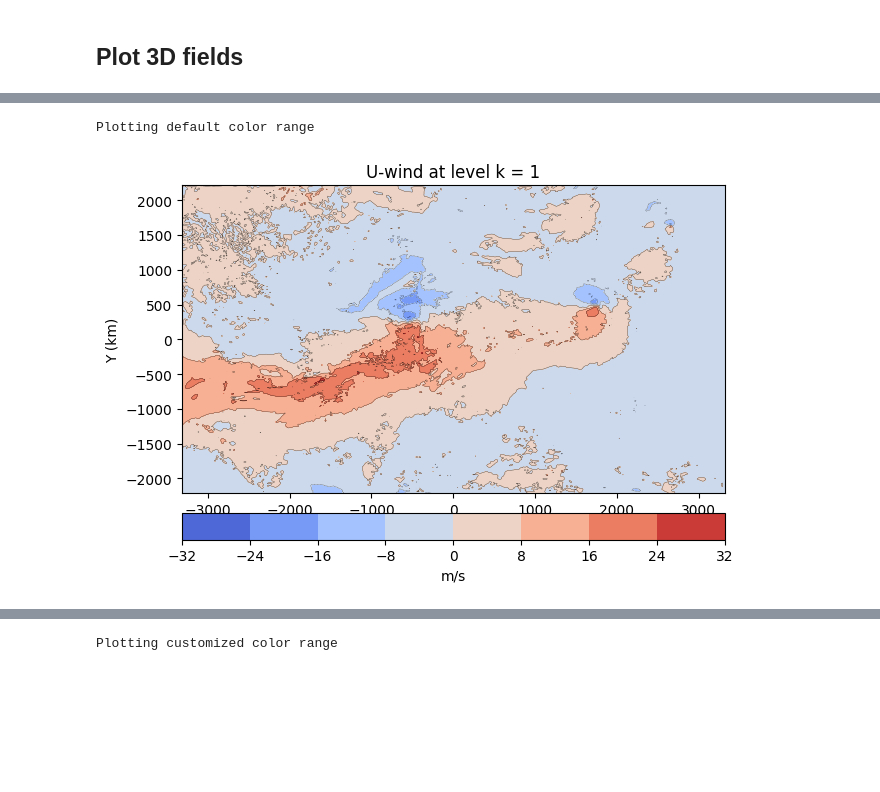
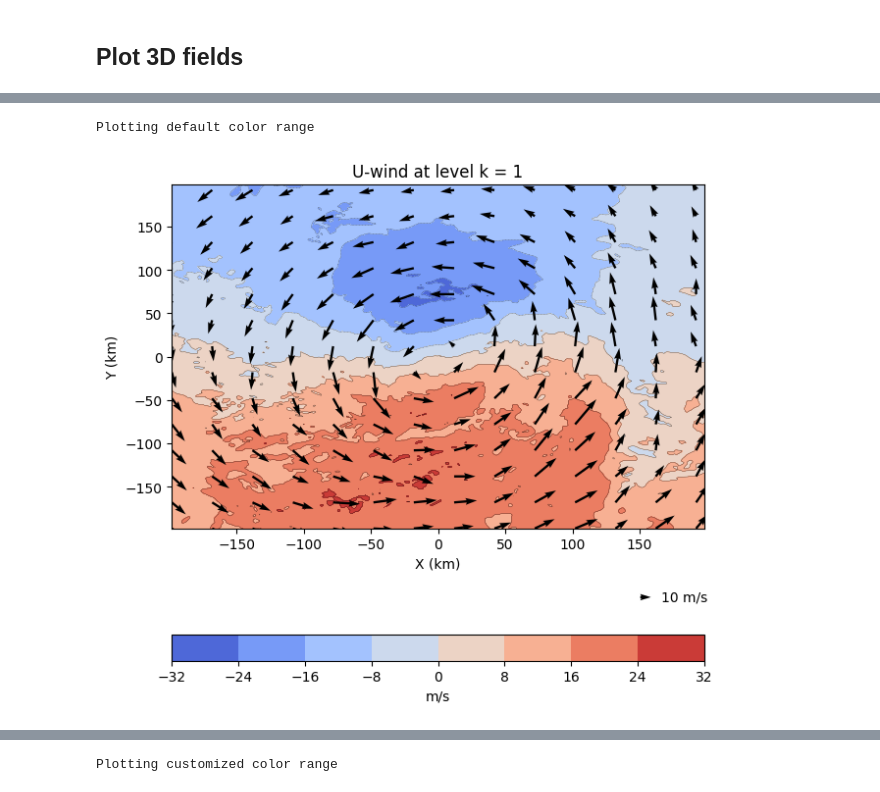
Before and after one commit to kieucq/diagnosePy, a Jupyter notebook: plotWRF_Yagi.ipynb, the cells around one changed output, grey strips where cells are left out. Cells and saved outputs as stored; diff of their text form; code cells hidden in the pictures; blank space fills up the shorter version.

```diff
--- a/plotWRF_Yagi.ipynb
+++ b/plotWRF_Yagi.ipynb
@@ -49,31 +49,35 @@ p3d.__dict__
 # %%
 # plot u
 u1 = p3d.shiftU3D(df.U.values)
+v1 = p3d.shiftV3D(df.V.values)
 clevs = [-999]                             # default color levels and scheme
 #clevs=[-20, -15, -10,-5,0,5,10,15,20], # my own color levels
 min_color = (0,0.5,0)                   # my own color scheme
 max_color = (0,0.9,0)                   # my own color scheme
 ccolor = "black"
 title = "U-wind"
 colorbar_label = "m/s"
 plevel = 1                              # level to plot
 '''
 p3d.plot_zlevel_world3D(df,u1,cvar=u1,ilev=plevel,
                          slat=0,elat=31,slon=100,elon=135,
                          title=title,clevs=clevs,
-                         minc=min_color,maxc=max_color,
+                    v  minc=min_cVlor,maVc=max_color,
                          ccolor=ccolor,cthick=0.5,
                          labels=colorbar_label)
 '''
 p3d.plot_zlevel_grid3D(u1,cvar=u1,ilev=plevel,
-                         rs=1,re=494,cs=1,ce=739,
-                         title=title,clevs=clevs,
-                         minc=min_color,maxc=max_color,
-                         ccolor=ccolor,cthick=0.2,
-                         labels=colorbar_label)
+                       u3d=u1,v3d=v1,
+                       rs=1,re=ny-1,cs=1,ce=nx-1,
+                       title=title,clevs=clevs,
+                       minc=min_color,maxc=max_color,
+                       ccolor=ccolor,cthick=0.2,
+                       labels=colorbar_label,
+                       vector=True,
+                       scale=500,skipx=30,skipy=30)
 # %% [output]
 Plotting default color range
-[figure, old version]
+[figure, new version]
 # %%
 importlib.reload(wrf)
 w1 = df.W.values[0]
```
Also changed, not shown: parts of 3 cells of this notebook, 1 other file.
